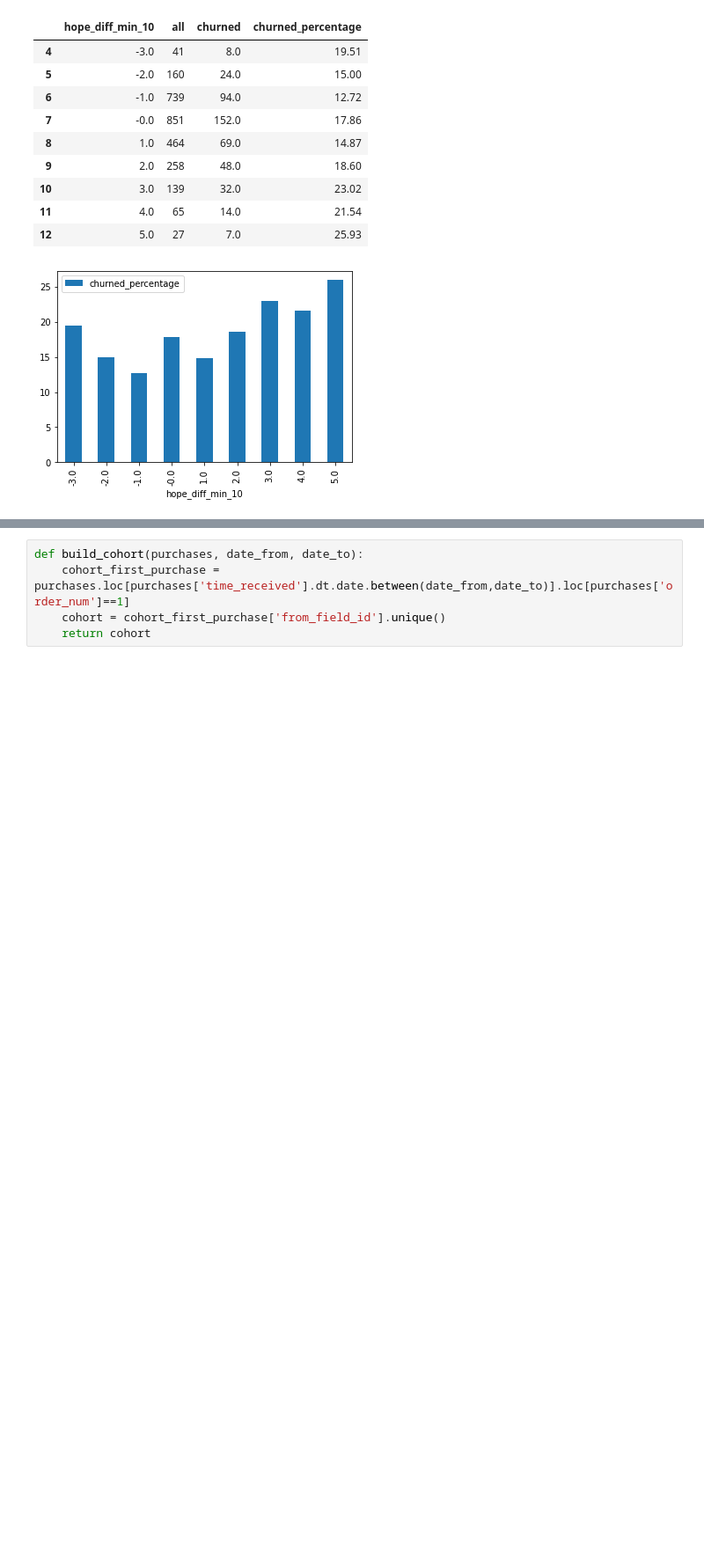
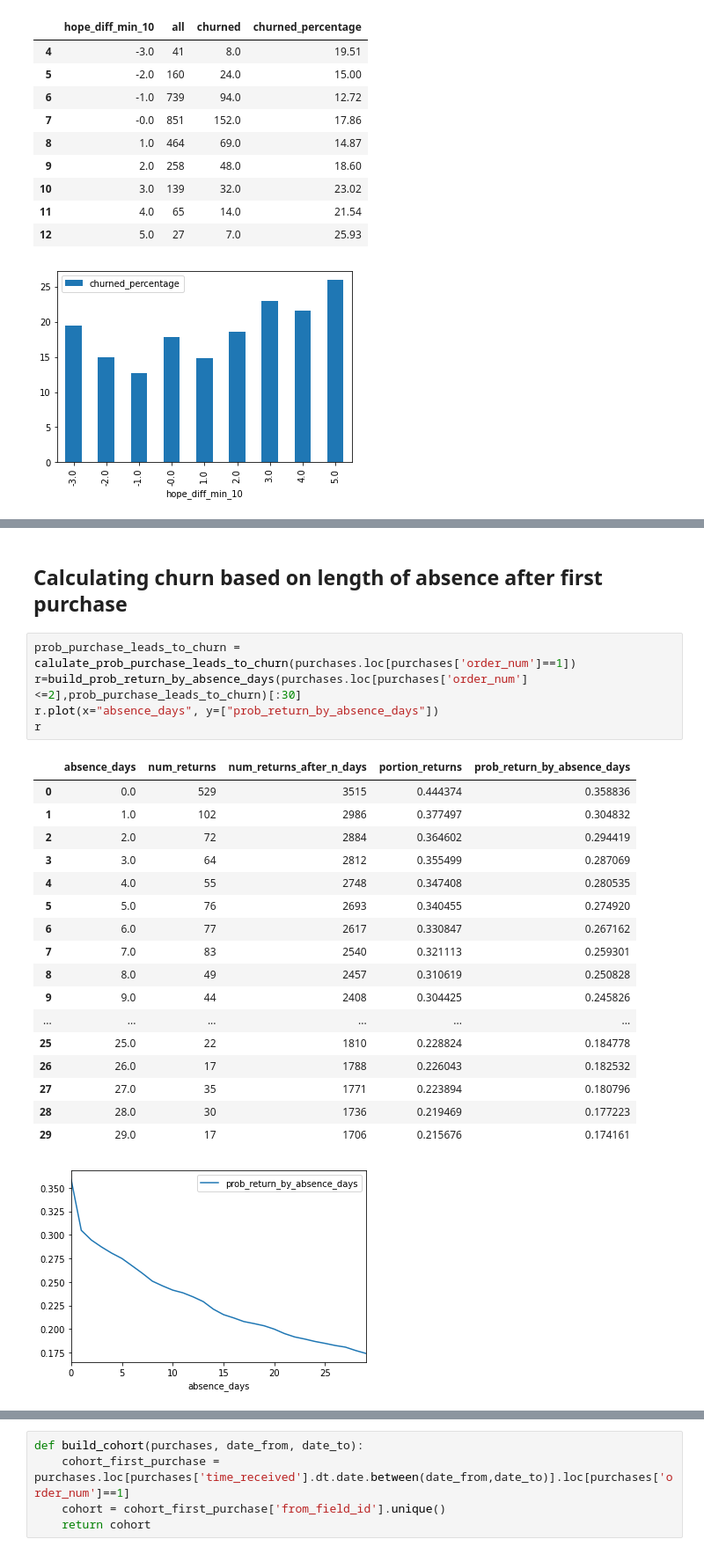
Before and after one commit to Itkinm/wolt_churn_analysis, a Jupyter notebook: wolt.ipynb, the cells around one changed output, grey strips where cells are left out. Shown at 88% size. Saved outputs shown, nothing was run; the diff lists cells and outputs as text; blank space fills up the shorter version.

```diff
--- a/wolt.ipynb
+++ b/wolt.ipynb
@@ -623,0 +605,26 @@ r[r['churned']>5]
+# %% [markdown]
+## Calculating churn based on length of absence after first purchase
+# %%
+prob_purchase_leads_to_churn = calulate_prob_purchase_leads_to_churn(purchases.loc[purchases['order_num']==1])
+r=build_prob_return_by_absence_days(purchases.loc[purchases['order_num']<=2],prob_purchase_leads_to_churn)[:30]
+r.plot(x="absence_days", y=["prob_return_by_absence_days"])
+r
+# %% [output]
+|  | absence_days | num_returns | num_returns_after_n_days | portion_returns | prob_return_by_absence_days |
+| 0 | 0.0 | 529 | 3515 | 0.444374 | 0.358836 |
+| 1 | 1.0 | 102 | 2986 | 0.377497 | 0.304832 |
+| 2 | 2.0 | 72 | 2884 | 0.364602 | 0.294419 |
+| 3 | 3.0 | 64 | 2812 | 0.355499 | 0.287069 |
+| 4 | 4.0 | 55 | 2748 | 0.347408 | 0.280535 |
+| 5 | 5.0 | 76 | 2693 | 0.340455 | 0.274920 |
+| 6 | 6.0 | 77 | 2617 | 0.330847 | 0.267162 |
+| 7 | 7.0 | 83 | 2540 | 0.321113 | 0.259301 |
+| 8 | 8.0 | 49 | 2457 | 0.310619 | 0.250828 |
+| 9 | 9.0 | 44 | 2408 | 0.304425 | 0.245826 |
+| ... | ... | ... | ... | ... | ... |
+| 25 | 25.0 | 22 | 1810 | 0.228824 | 0.184778 |
+| 26 | 26.0 | 17 | 1788 | 0.226043 | 0.182532 |
+| 27 | 27.0 | 35 | 1771 | 0.223894 | 0.180796 |
+| 28 | 28.0 | 30 | 1736 | 0.219469 | 0.177223 |
+| 29 | 29.0 | 17 | 1706 | 0.215676 | 0.174161 |
+[figure, added]
```
Also changed, not shown: parts of 82 cells of this notebook.
